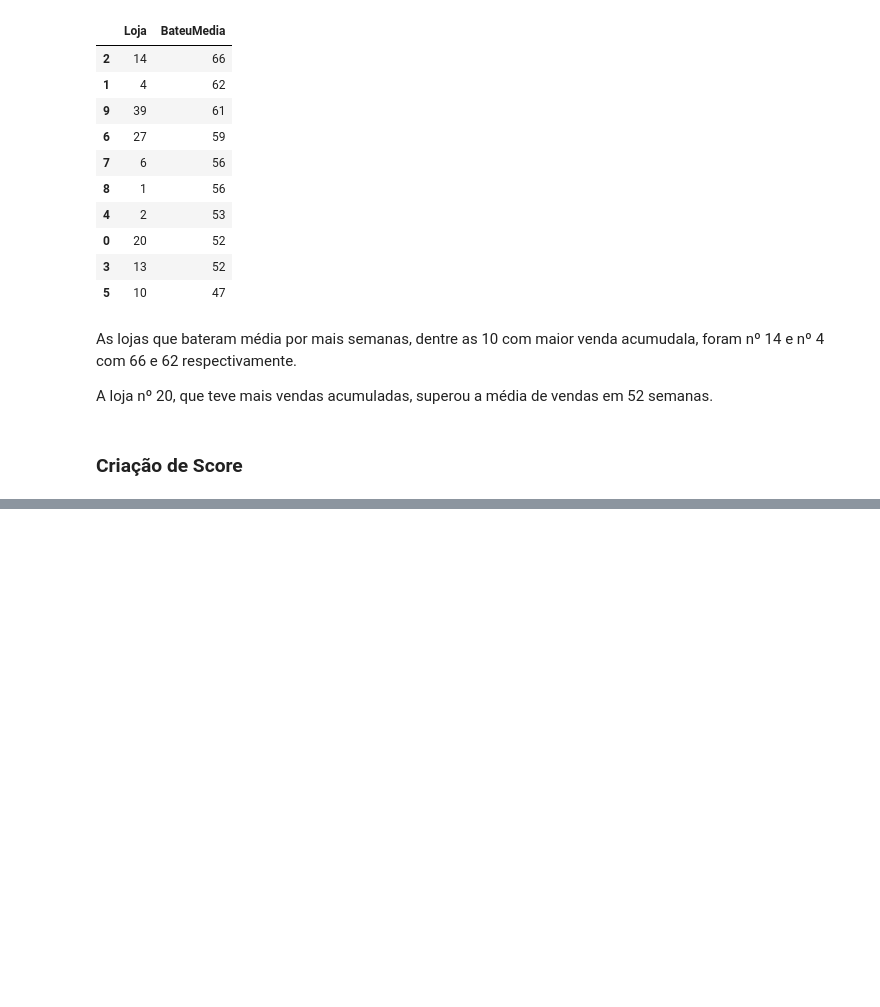
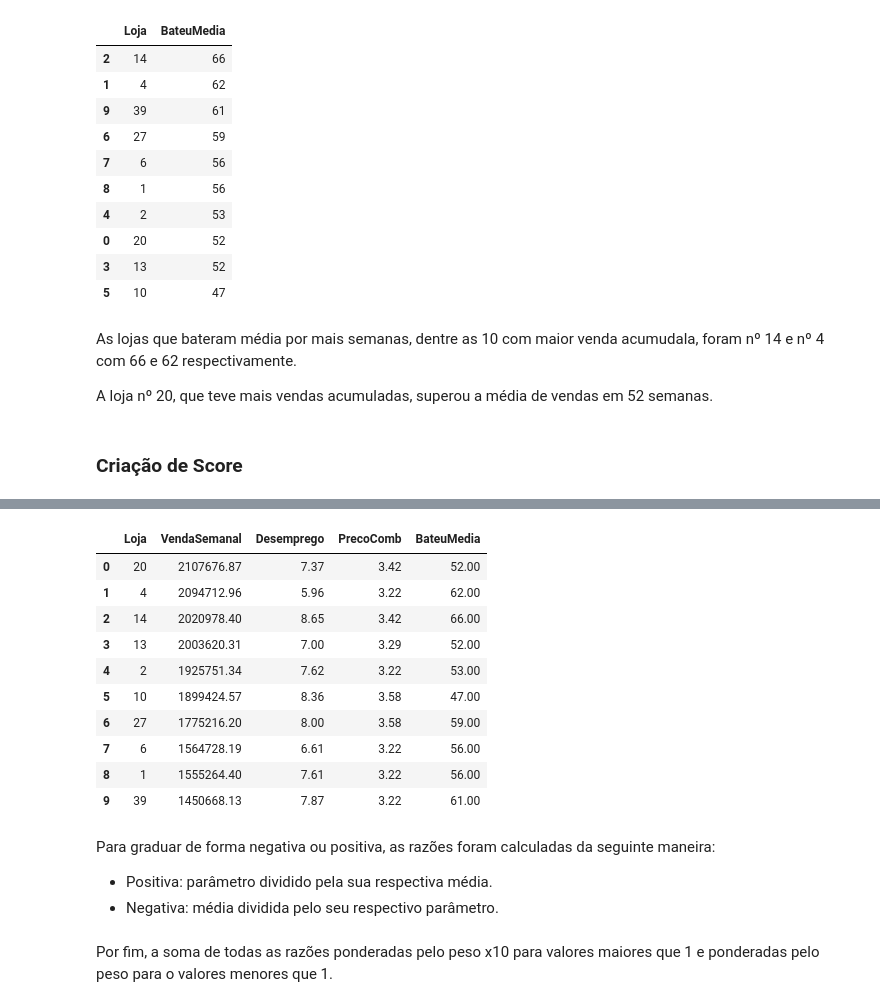
Before and after one commit to bruna-calistrate/deliv2-dex03-wallmart, a Jupyter notebook: D3G01_Mini_Projeto_2_Walmart.ipynb, the cells around one changed output, grey strips where cells are left out. Cells and saved outputs as stored; diff of their text form; code cells hidden in the pictures; blank space fills up the shorter version.

```diff
--- a/D3G01_Mini_Projeto_2_Walmart.ipynb
+++ b/D3G01_Mini_Projeto_2_Walmart.ipynb
@@ -422,0 +438,18 @@ A loja nº 20, que teve mais vendas acumuladas, superou a média de vendas em 52
+# %%
+df_score
+# %% [output]
+|  | Loja | VendaSemanal | Desemprego | PrecoComb | BateuMedia |
+| 0 | 20 | 2107676.87 | 7.37 | 3.42 | 52.00 |
+| 1 | 4 | 2094712.96 | 5.96 | 3.22 | 62.00 |
+| 2 | 14 | 2020978.40 | 8.65 | 3.42 | 66.00 |
+| 3 | 13 | 2003620.31 | 7.00 | 3.29 | 52.00 |
+| 4 | 2 | 1925751.34 | 7.62 | 3.22 | 53.00 |
+| 5 | 10 | 1899424.57 | 8.36 | 3.58 | 47.00 |
+| 6 | 27 | 1775216.20 | 8.00 | 3.58 | 59.00 |
+| 7 | 6 | 1564728.19 | 6.61 | 3.22 | 56.00 |
+| 8 | 1 | 1555264.40 | 7.61 | 3.22 | 56.00 |
+| 9 | 39 | 1450668.13 | 7.87 | 3.22 | 61.00 |
+# %% [markdown]
+Para graduar de forma negativa ou positiva, as razões foram calculadas da seguinte maneira:
+* Positiva: parâmetro dividido pela sua respectiva média.
+* Negativa: média dividida pelo seu respectivo parâmetro.
@@ -422,0 +461,2 @@ A loja nº 20, que teve mais vendas acumuladas, superou a média de vendas em 52
+# %% [markdown]
+Por fim, a soma de todas as razões ponderadas pelo peso x10 para valores maiores que 1 e ponderadas pelo peso para o valores menores que 1.
```
Also changed, not shown: parts of 7 cells of this notebook.
